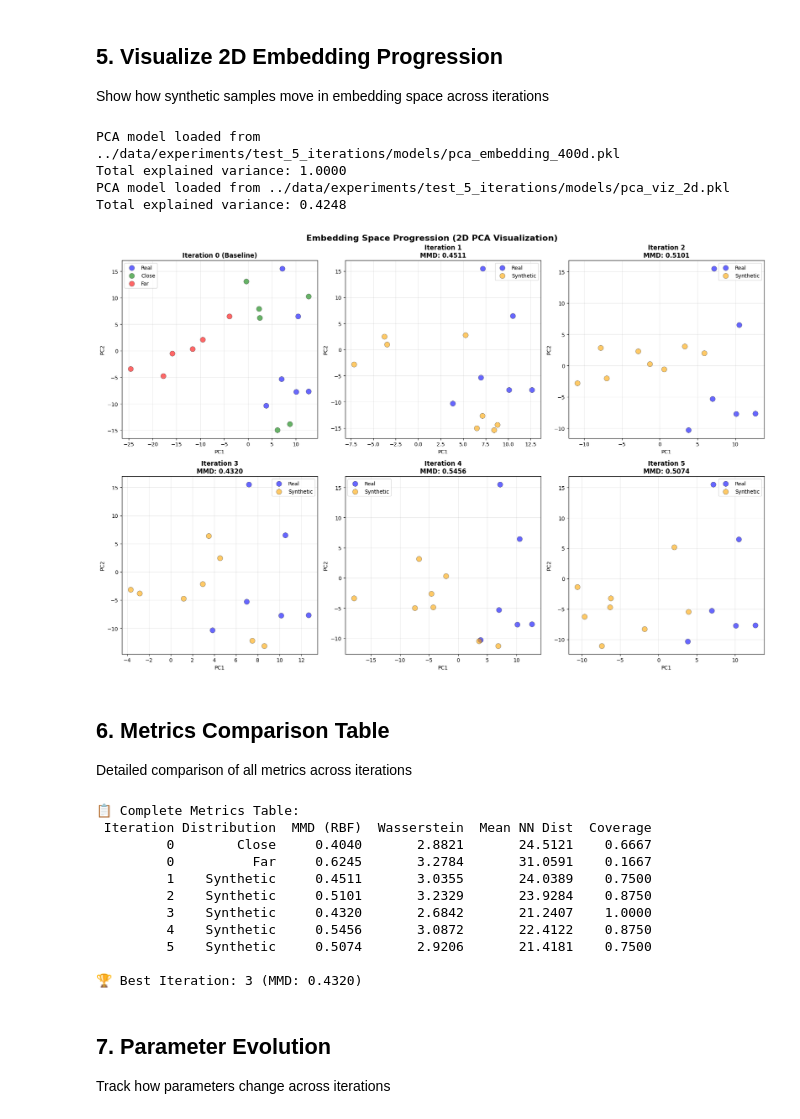
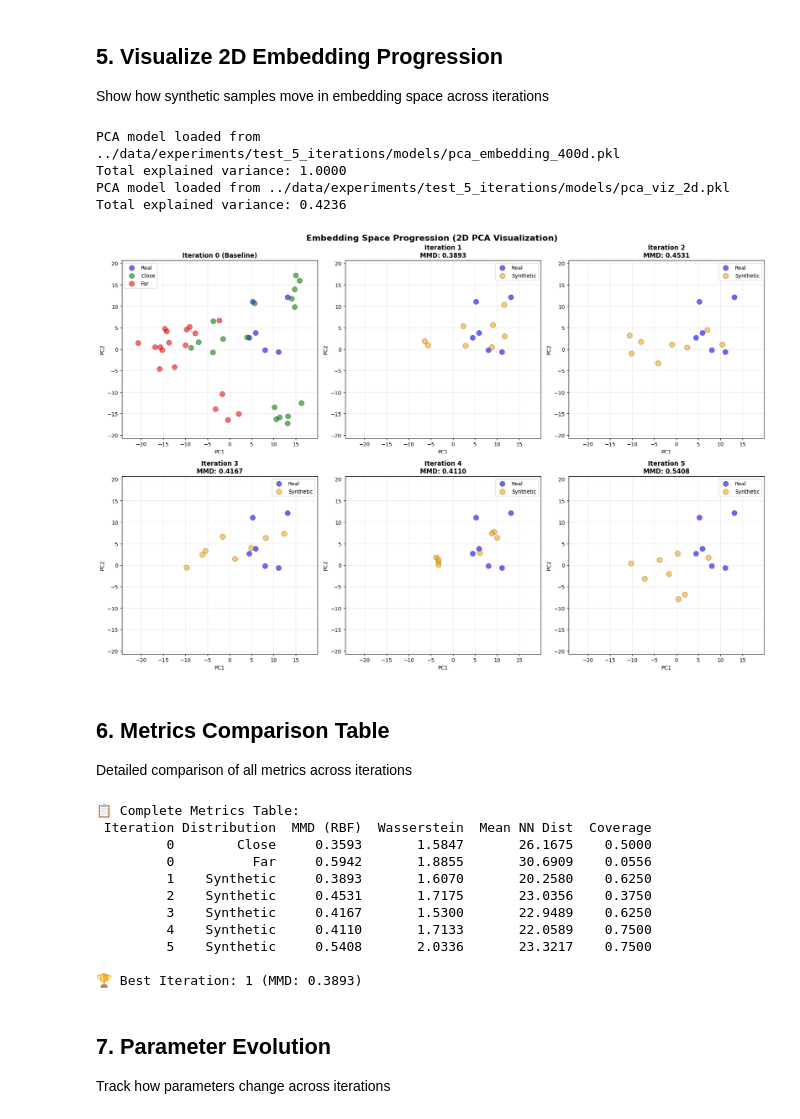
Before and after one commit to tensorleap/synthetic-data-optimizer, a Jupyter notebook: notebooks/test_experiment_runner.ipynb, the cells around one changed output. Cells and saved outputs as stored; diff of their text form; code cells hidden in the pictures.

```diff
--- a/notebooks/test_experiment_runner.ipynb
+++ b/notebooks/test_experiment_runner.ipynb
@@ -45,9 +45,9 @@ test_config['replications_per_iteration'] = 2  # 2 replications = 8 images per i
 # Reduce iteration 0 sizes
 test_config['real']['param_sets'] = 3
 test_config['real']['replications'] = 2
-test_config['close']['param_sets'] = 3
+test_config['close']['param_sets'] = 9
 test_config['close']['replications'] = 2
-test_config['far']['param_sets'] = 3
+test_config['far']['param_sets'] = 9
 test_config['far']['replications'] = 2
 
 # Save test config
@@ -231,8 +231,28 @@ far_embeddings_400d = iterations[0]['embeddings']['far']
 close_2d = pca_viz.transform(close_embeddings_400d)
 far_2d = pca_viz.transform(far_embeddings_400d)
 
+# Collect all 2D embeddings to calculate global axis ranges
+all_2d_points = [real_2d, close_2d, far_2d]
+
+# Add synthetic embeddings from optimization iterations
+n_opt_iters = len(opt_metrics)
+for i in range(n_opt_iters):
+    synthetic_embeddings_400d = iterations[i + 1]['embeddings']
+    synthetic_2d = pca_viz.transform(synthetic_embeddings_400d)
+    all_2d_points.append(synthetic_2d)
+
+# Calculate global axis ranges with some padding
+all_2d_concat = np.vstack(all_2d_points)
+x_min, x_max = all_2d_concat[:, 0].min(), all_2d_concat[:, 0].max()
+y_min, y_max = all_2d_concat[:, 1].min(), all_2d_concat[:, 1].max()
+
+# Add 10% padding
+x_padding = (x_max - x_min) * 0.1
+y_padding = (y_max - y_min) * 0.1
+x_range = [x_min - x_padding, x_max + x_padding]
+y_range = [y_min - y_padding, y_max + y_padding]
+
 # Create subplots for each iteration
-n_opt_iters = len(opt_metrics)
 fig, axes = plt.subplots(2, 3, figsize=(18, 12))
 axes = axes.flatten()
 fig.suptitle('Embedding Space Progression (2D PCA Visualization)', fontsize=16, fontweight='bold')
@@ -241,35 +261,39 @@ fig.suptitle('Embedding Space Progression (2D PCA Visualization)', fontsize=16,
 axes[0].scatter(real_2d[:, 0], real_2d[:, 1], c='blue', label='Real', alpha=0.6, s=100, edgecolors='black', linewidths=0.5)
 axes[0].scatter(close_2d[:, 0], close_2d[:, 1], c='green', label='Close', alpha=0.6, s=100, edgecolors='black', linewidths=0.5)
 axes[0].scatter(far_2d[:, 0], far_2d[:, 1], c='red', label='Far', alpha=0.6, s=100, edgecolors='black', linewidths=0.5)
 axes[0].set_title('Iteration 0 (Baseline)', fontsize=12, fontweight='bold')
 axes[0].set_xlabel('PC1')
 axes[0].set_ylabel('PC2')
+axes[0].set_xlim(x_range)
+axes[0].set_ylim(y_range)
 axes[0].legend()
 axes[0].grid(True, alpha=0.3)
 
 # Plot optimization iterations
 for i in range(n_opt_iters):
     synthetic_embeddings_400d = iterations[i + 1]['embeddings']
     synthetic_2d = pca_viz.transform(synthetic_embeddings_400d)
 
     axes[i + 1].scatter(real_2d[:, 0], real_2d[:, 1], c='blue', label='Real', alpha=0.6, s=100, edgecolors='black', linewidths=0.5)
     axes[i + 1].scatter(synthetic_2d[:, 0], synthetic_2d[:, 1], c='orange', label='Synthetic', alpha=0.6, s=100, edgecolors='black', linewidths=0.5)
 
     mmd = opt_metrics[i]['mmd_rbf']
     axes[i + 1].set_title(f'Iteration {i + 1}\nMMD: {mmd:.4f}', fontsize=12, fontweight='bold')
     axes[i + 1].set_xlabel('PC1')
     axes[i + 1].set_ylabel('PC2')
+    axes[i + 1].set_xlim(x_range)
+    axes[i + 1].set_ylim(y_range)
     axes[i + 1].legend()
     axes[i + 1].grid(True, alpha=0.3)
 
 plt.tight_layout()
 plt.show()
 # %% [output]
 PCA model loaded from ../data/experiments/test_5_iterations/models/pca_embedding_400d.pkl
 Total explained variance: 1.0000
 PCA model loaded from ../data/experiments/test_5_iterations/models/pca_viz_2d.pkl
-Total explained variance: 0.4248
+Total explained variance: 0.4236
-[figure, old version]
+[figure, new version]
 # %% [markdown]
 ## 6. Metrics Comparison Table
 
@@ -325,15 +349,15 @@ print(f"\n🏆 Best Iteration: {int(best_iter)} (MMD: {best_mmd:.4f})")
 # %% [output]
 📋 Complete Metrics Table:
  Iteration Distribution  MMD (RBF)  Wasserstein  Mean NN Dist  Coverage
-         0        Close     0.4040       2.8821       24.5121    0.6667
-         0          Far     0.6245       3.2784       31.0591    0.1667
-         1    Synthetic     0.4511       3.0355       24.0389    0.7500
-         2    Synthetic     0.5101       3.2329       23.9284    0.8750
-         3    Synthetic     0.4320       2.6842       21.2407    1.0000
-         4    Synthetic     0.5456       3.0872       22.4122    0.8750
-         5    Synthetic     0.5074       2.9206       21.4181    0.7500
+         0        Close     0.3593       1.5847       26.1675    0.5000
+         0          Far     0.5942       1.8855       30.6909    0.0556
+         1    Synthetic     0.3893       1.6070       20.2580    0.6250
+         2    Synthetic     0.4531       1.7175       23.0356    0.3750
+         3    Synthetic     0.4167       1.5300       22.9489    0.6250
+         4    Synthetic     0.4110       1.7133       22.0589    0.7500
+         5    Synthetic     0.5408       2.0336       23.3217    0.7500
 
-🏆 Best Iteration: 3 (MMD: 0.4320)
+🏆 Best Iteration: 1 (MMD: 0.3893)
 # %% [markdown]
 ## 7. Parameter Evolution
 
```
Also changed, not shown: parts of 3 cells of this notebook, 8 other files.
